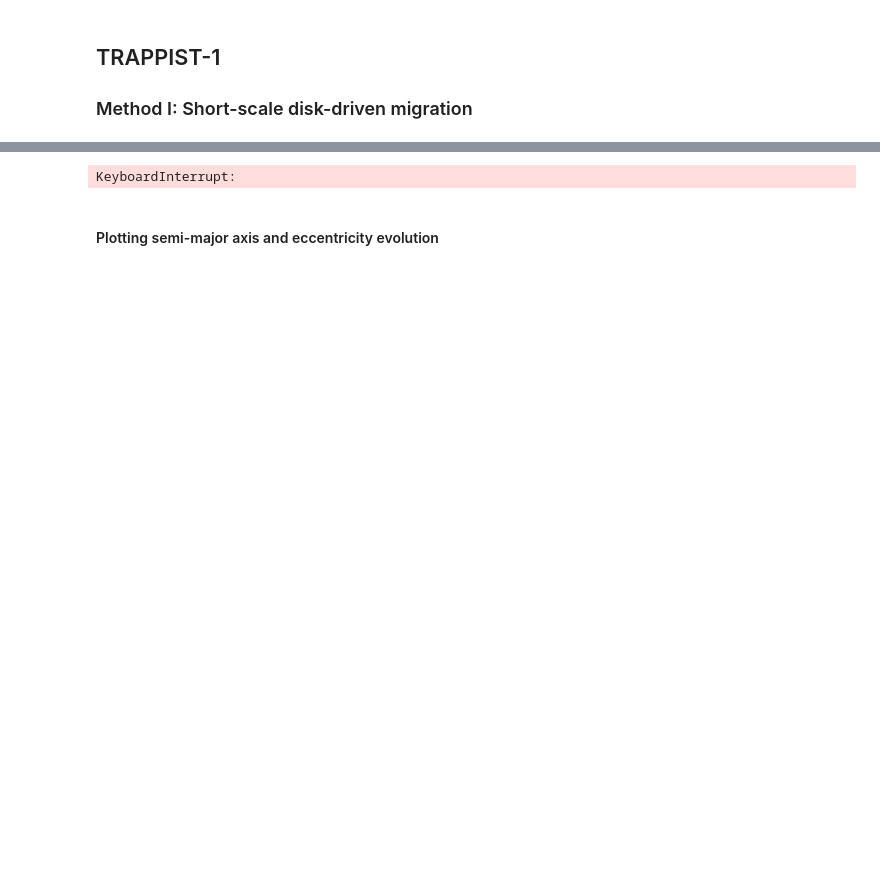
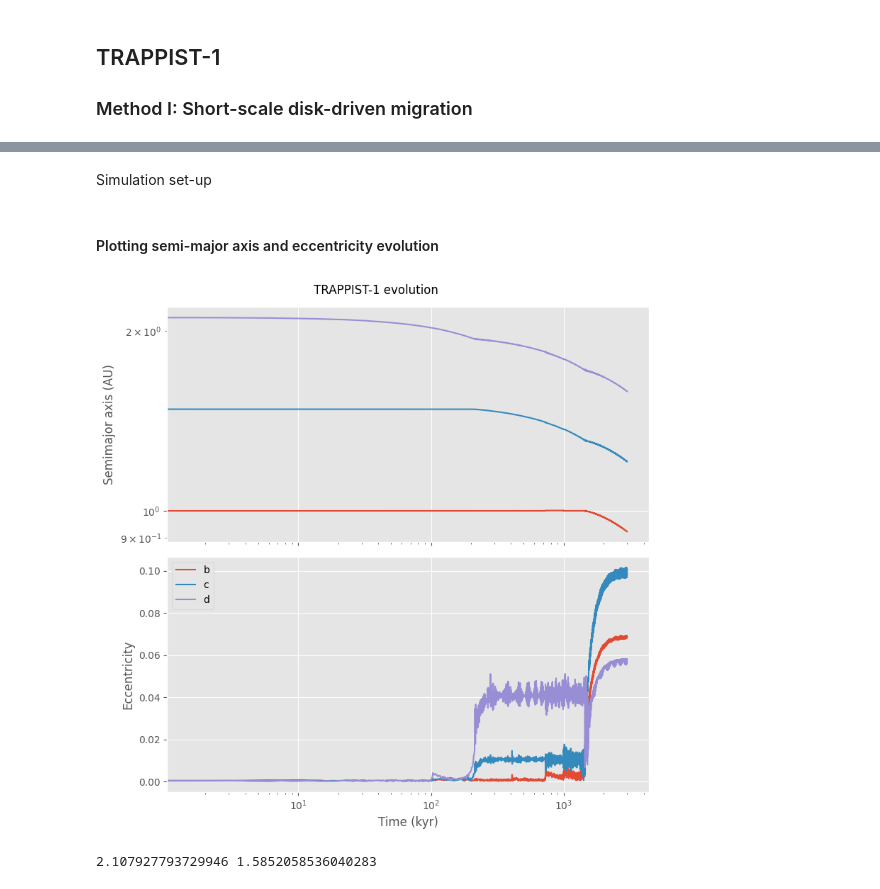
Before and after one commit to dchen10Git/uchi-exoplanets-2025, a Jupyter notebook: macdonald.ipynb, the cells around one changed output, grey strips where cells are left out. Drawn from its saved outputs; the diff is of its cells as text; code cells hidden in the pictures; blank space fills up the shorter version.

Commit message:
Macdonald sim trappist-1

```diff
--- a/macdonald.ipynb
+++ b/macdonald.ipynb
@@ -294,4 +294,22 @@ print(masses)
+# %% [markdown]
+Simulation set-up
 # %%
+# Create the simulation
+sim = rebound.Simulation()
+sim.units = ('AU', 'day', 'Msun') # note time units
+sim.integrator = "whfast"
+
+# Add the star
+sim.add(m=m_star)
+
+# Add planets to sim
+for i in range(3): # number of planets in sim
+    sim.add(m=masses[i], a=a_init[i], e=0, inc=incs[i])
+sim.move_to_com()
+ps = sim.particles
+
+num_planets = len(ps) - 1
+
 rebx = reboundx.Extras(sim)
 
 # Orbital damping
@@ -300,13 +318,22 @@ rebx.add_force(mof)
 
 sim.integrator = 'whfast'
 # Timestep of 5% of the innermost planet's observed period
-sim.dt = P_b = systems["TRAPPIST-1"]["b"]["P"] * 0.05
-sim.dt = 0.001 # so it runs faster
+sim.dt = P_b = trappist1_planets["b"]["P"] * 0.05 # 0.076
+
+sim.dt *= 5 # to make it run faster
 # %%
-time_steps = 1000
-times = np.linspace(0, T_2, time_steps, endpoint=False)
+time_steps = 2000
 
-a_vals, e_vals, n_vals, P_vals = np.full((num_planets, time_steps), np.nan), np.full((num_planets, time_steps), np.nan), np.full((num_planets, time_steps), np.nan), np.full((num_planets, time_steps), np.nan)
+# Temporary T_1
+T_1 = 3e6 * 365
+
+times = np.linspace(0, T_1, time_steps, endpoint=False)
+times_kyrs = times / 365240
+
+a_vals = np.full((num_planets, time_steps), np.nan)
+e_vals = np.full((num_planets, time_steps), np.nan)
+n_vals = np.full((num_planets, time_steps), np.nan)
+P_vals = np.full((num_planets, time_steps), np.nan)
 P_ratios = np.full((num_planets-1, time_steps), np.nan)
 
 for i, t in enumerate(times):
@@ -315,42 +342,49 @@ for i, t in enumerate(times):
     for j, p in enumerate(ps[1:]):  # skip the star
         a_vals[j, i] = p.a
         e_vals[j, i] = p.e
-        n_vals[j, i] = np.sqrt(sim.G * ps[0].m / p.a**3)
-        P_vals[j, i] = 2 * np.pi / n_vals[j, i]
-    for j, p in enumerate(ps[1:7]):  # first 6 planet pairs
-        P_ratios[j, i] = P_vals[j+1, i] / P_vals[j, i]
+        # n_vals[j, i] = np.sqrt(sim.G * ps[0].m / p.a**3)
+        # P_vals[j, i] = 2 * np.pi / n_vals[j, i]
+    for j, p in enumerate(ps[1:num_planets]):  # each planet pair
+        pass
+        # P_ratios[j, i] = P_vals[j+1, i] / P_vals[j, i]
 
     for j, p in enumerate(ps[1:]):
-        if j == 6: # Planet h
+        if j == num_planets - 1: # Outermost planet
             p.params["tau_a"] = -tau_a
-            # print(f"h tau_a: {p.params['tau_a']}")
-
-    for j, p in enumerate(ps[1:]): # skip star at index 0
-        p.params["tau_e"] = -100
+            p.params["tau_e"] = -tau_e
-# %% [output]
-KeyboardInterrupt:
 # %% [markdown]
 #### Plotting semi-major axis and eccentricity evolution
 # %%
-%matplotlib widget
+plt.style.use('ggplot')
 
 fig, (ax1, ax2) = plt.subplots(2, 1, sharex=True)
 fig.set_figwidth(8.0)
 fig.set_figheight(8.0)
 
-for j in range(len(masses)):
+
+for j in range(num_planets):
     # could also try plotting log
-    ax1.plot(times, a_vals[j], label=f'{chr(98+j)}')  # b, c, d, ...
-    ax2.plot(times, e_vals[j], label=f'{chr(98+j)}')
-plt.xlabel("Time (years)")
+    ax1.plot(times_kyrs, a_vals[j], label=f'{chr(98+j)}')  # b, c, d, ...
+    ax2.plot(times_kyrs, e_vals[j], label=f'{chr(98+j)}')
+plt.xlabel("Time (kyr)")
 ax1.set_ylabel("Semimajor axis (AU)")
 ax2.set_ylabel("Eccentricity")
-ax1.set_ylim(0.005, 0.13)
+# ax1.set_ylim(0.005, 0.13)
 # ax2.set_ylim(-0.01, 0.2)
+
+ax1.set_xscale('log')
+ax1.set_yscale('log')
+ax2.set_xscale('log')
 
 fig.subplots_adjust(hspace=0)
 
 plt.suptitle("TRAPPIST-1 evolution")
 plt.legend()
 plt.tight_layout()
 plt.show()
+# %% [output]
+[figure, added]
+# %%
+print(a_vals[2][0], a_vals[2][-1])
+# %% [output]
+2.107927793729946 1.5852058536040283
```
Also changed, not shown: parts of 6 cells of this notebook, 1 other file.
